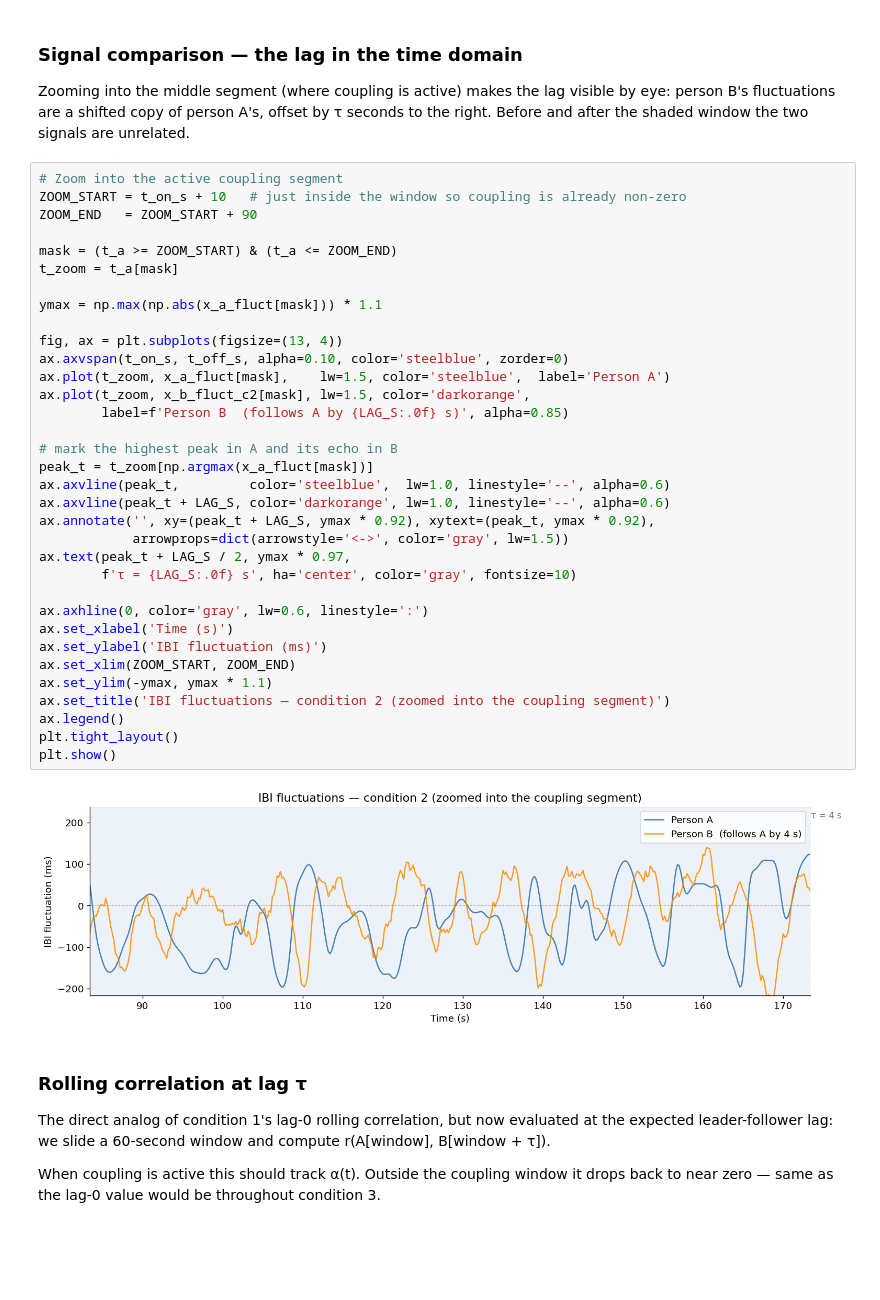
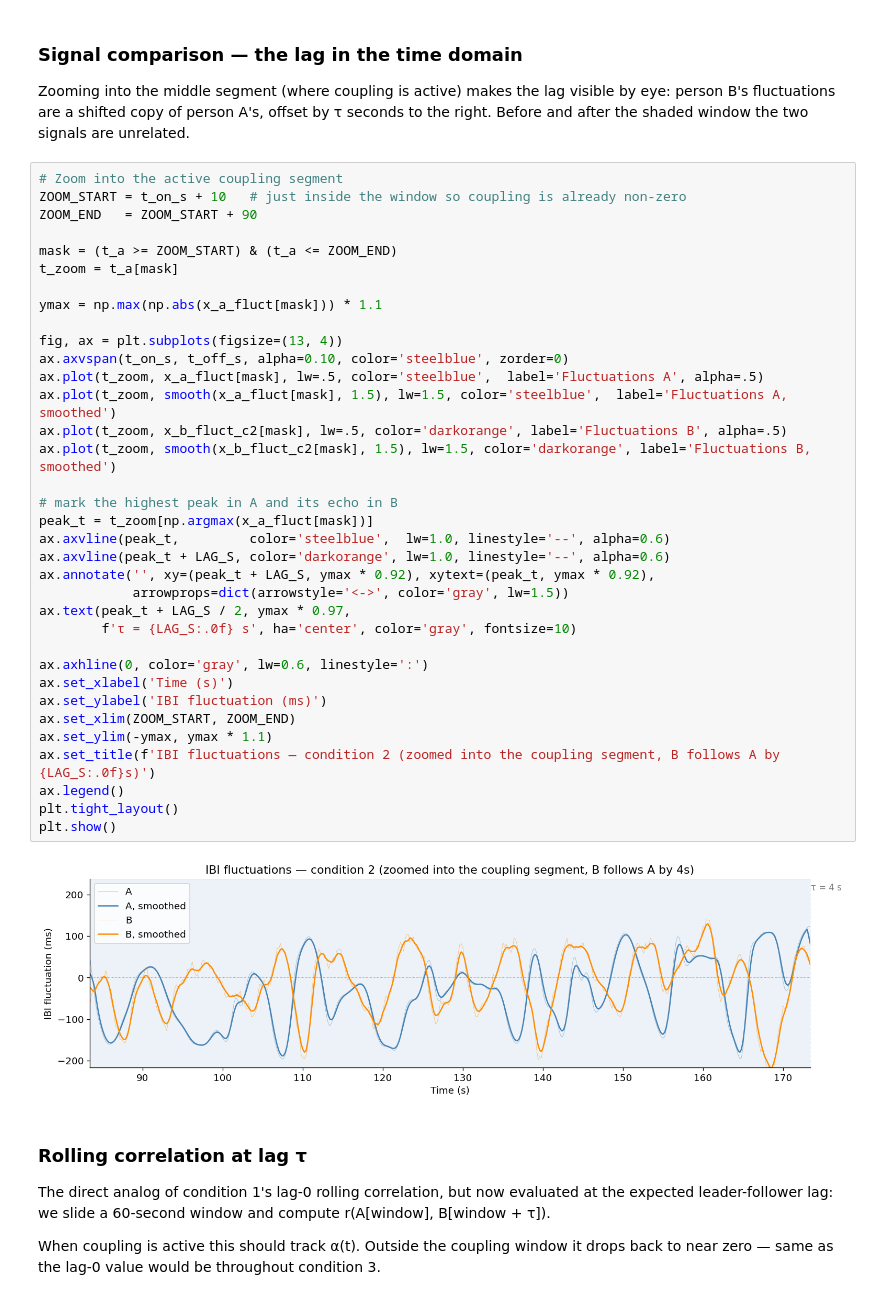
Before and after one commit to wunderwald/BioSync, a Jupyter notebook: simulated_data/simulated_data.ipynb, the cells around one changed output. Drawn from its saved outputs; the diff is of its cells as text; blank space fills up the shorter version.

Commit message:
re-work fluctuation plot cond 2

```diff
--- a/simulated_data/simulated_data.ipynb
+++ b/simulated_data/simulated_data.ipynb
@@ -483,38 +480,39 @@ Before and after the shaded window the two signals are unrelated.
 # Zoom into the active coupling segment
 ZOOM_START = t_on_s + 10   # just inside the window so coupling is already non-zero
 ZOOM_END   = ZOOM_START + 90
 
 mask = (t_a >= ZOOM_START) & (t_a <= ZOOM_END)
 t_zoom = t_a[mask]
 
 ymax = np.max(np.abs(x_a_fluct[mask])) * 1.1
 
 fig, ax = plt.subplots(figsize=(13, 4))
 ax.axvspan(t_on_s, t_off_s, alpha=0.10, color='steelblue', zorder=0)
-ax.plot(t_zoom, x_a_fluct[mask],    lw=1.5, color='steelblue',  label='Person A')
-ax.plot(t_zoom, x_b_fluct_c2[mask], lw=1.5, color='darkorange',
-        label=f'Person B  (follows A by {LAG_S:.0f} s)', alpha=0.85)
+ax.plot(t_zoom, x_a_fluct[mask], lw=.5, color='steelblue',  label='Fluctuations A', alpha=.5)
+ax.plot(t_zoom, smooth(x_a_fluct[mask], 1.5), lw=1.5, color='steelblue',  label='Fluctuations A, smoothed')
+ax.plot(t_zoom, x_b_fluct_c2[mask], lw=.5, color='darkorange', label='Fluctuations B', alpha=.5)
+ax.plot(t_zoom, smooth(x_b_fluct_c2[mask], 1.5), lw=1.5, color='darkorange', label='Fluctuations B, smoothed')
 
 # mark the highest peak in A and its echo in B
 peak_t = t_zoom[np.argmax(x_a_fluct[mask])]
 ax.axvline(peak_t,         color='steelblue',  lw=1.0, linestyle='--', alpha=0.6)
 ax.axvline(peak_t + LAG_S, color='darkorange', lw=1.0, linestyle='--', alpha=0.6)
 ax.annotate('', xy=(peak_t + LAG_S, ymax * 0.92), xytext=(peak_t, ymax * 0.92),
             arrowprops=dict(arrowstyle='<->', color='gray', lw=1.5))
 ax.text(peak_t + LAG_S / 2, ymax * 0.97,
         f'τ = {LAG_S:.0f} s', ha='center', color='gray', fontsize=10)
 
 ax.axhline(0, color='gray', lw=0.6, linestyle=':')
 ax.set_xlabel('Time (s)')
 ax.set_ylabel('IBI fluctuation (ms)')
 ax.set_xlim(ZOOM_START, ZOOM_END)
 ax.set_ylim(-ymax, ymax * 1.1)
-ax.set_title('IBI fluctuations — condition 2 (zoomed into the coupling segment)')
+ax.set_title(f'IBI fluctuations — condition 2 (zoomed into the coupling segment, B follows A by {LAG_S:.0f}s)')
 ax.legend()
 plt.tight_layout()
 plt.show()
 # %% [output]
-[figure, old version]
+[figure, new version]
 # %% [markdown]
 ### Rolling correlation at lag τ
 
```
Also changed, not shown: parts of 3 cells of this notebook.
